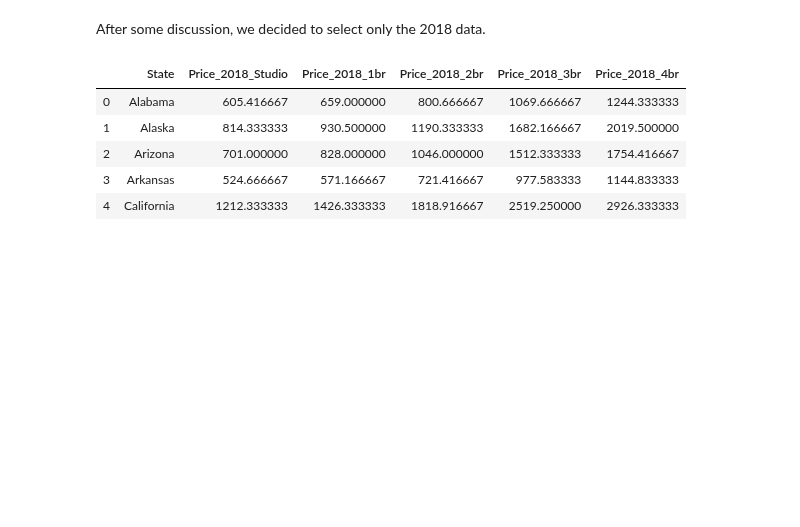
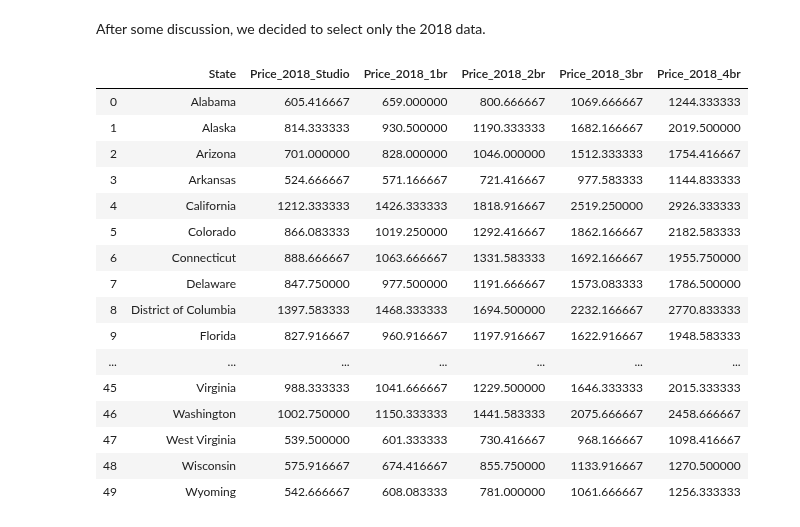
Before and after one commit to steber97/RecursionFairies_AdaProject, a Jupyter notebook: rentData.ipynb, the cells around one changed output. Cells and saved outputs as stored; diff of their text form; code cells hidden in the pictures; blank space fills up the shorter version.

Commit message:
Fix rentData, still needs HAWAII

```diff
--- a/rentData.ipynb
+++ b/rentData.ipynb
@@ -187,15 +180,25 @@ After some discussion, we decided to select only the 2018 data.
 # %%
 #saving output
 output = output.rename(columns = {
     "Location": "State"
 })
 output = output[["State", "Price_2018_Studio", "Price_2018_1br", "Price_2018_2br", "Price_2018_3br", "Price_2018_4br"]]
-output.head()
-#output.to_pickle('Pickles/rent.pickle')
+output.to_pickle('Pickles/rent.pickle')
 # %% [output]
 |  | State | Price_2018_Studio | Price_2018_1br | Price_2018_2br | Price_2018_3br | Price_2018_4br |
 | 0 | Alabama | 605.416667 | 659.000000 | 800.666667 | 1069.666667 | 1244.333333 |
 | 1 | Alaska | 814.333333 | 930.500000 | 1190.333333 | 1682.166667 | 2019.500000 |
 | 2 | Arizona | 701.000000 | 828.000000 | 1046.000000 | 1512.333333 | 1754.416667 |
 | 3 | Arkansas | 524.666667 | 571.166667 | 721.416667 | 977.583333 | 1144.833333 |
 | 4 | California | 1212.333333 | 1426.333333 | 1818.916667 | 2519.250000 | 2926.333333 |
+| 5 | Colorado | 866.083333 | 1019.250000 | 1292.416667 | 1862.166667 | 2182.583333 |
+| 6 | Connecticut | 888.666667 | 1063.666667 | 1331.583333 | 1692.166667 | 1955.750000 |
+| 7 | Delaware | 847.750000 | 977.500000 | 1191.666667 | 1573.083333 | 1786.500000 |
+| 8 | District of Columbia | 1397.583333 | 1468.333333 | 1694.500000 | 2232.166667 | 2770.833333 |
+| 9 | Florida | 827.916667 | 960.916667 | 1197.916667 | 1622.916667 | 1948.583333 |
+| ... | ... | ... | ... | ... | ... | ... |
+| 45 | Virginia | 988.333333 | 1041.666667 | 1229.500000 | 1646.333333 | 2015.333333 |
+| 46 | Washington | 1002.750000 | 1150.333333 | 1441.583333 | 2075.666667 | 2458.666667 |
+| 47 | West Virginia | 539.500000 | 601.333333 | 730.416667 | 968.166667 | 1098.416667 |
+| 48 | Wisconsin | 575.916667 | 674.416667 | 855.750000 | 1133.916667 | 1270.500000 |
+| 49 | Wyoming | 542.666667 | 608.083333 | 781.000000 | 1061.666667 | 1256.333333 |
```
Also changed, not shown: parts of 1 cell of this notebook.
